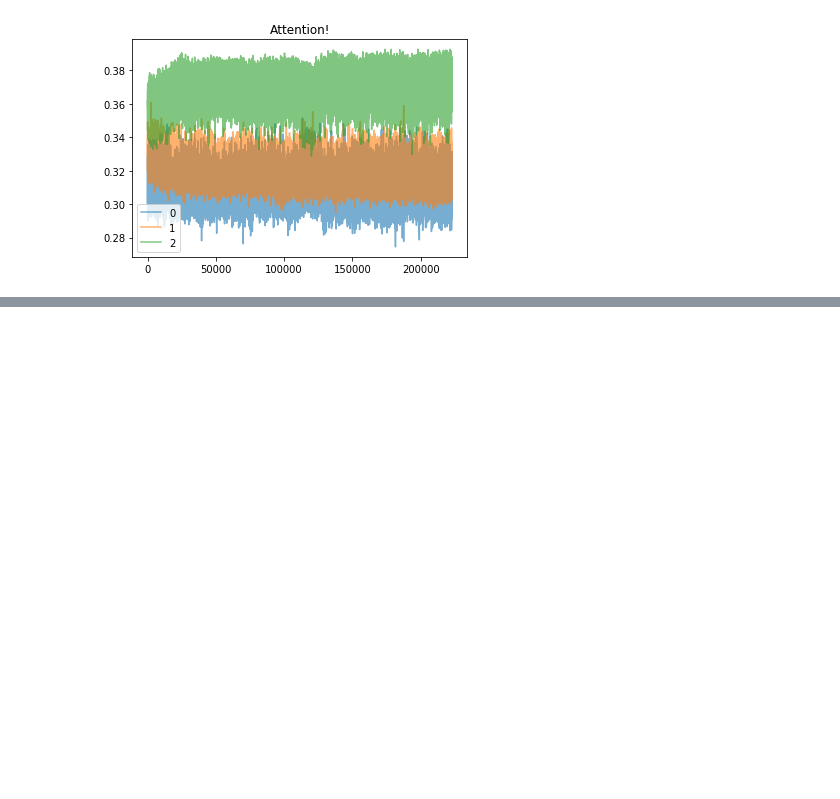
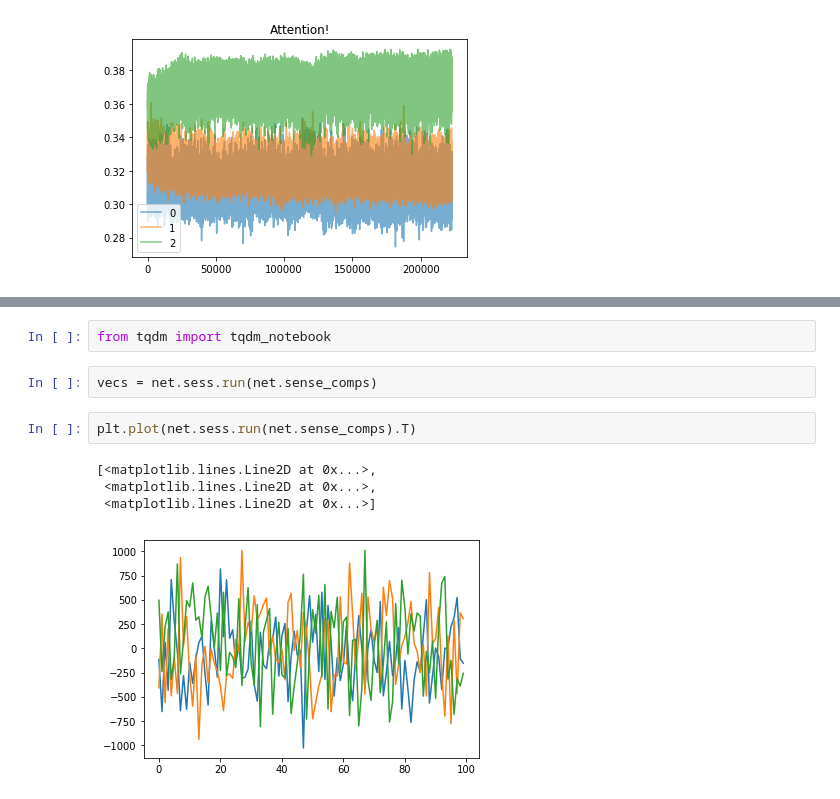
Before and after one commit to fogside/russe_wsi, a Jupyter notebook: notebooks/pyTorchModel_var2.ipynb, the cells around one changed output, grey strips where cells are left out. Drawn from its saved outputs; the diff is of its cells as text; blank space fills up the shorter version.

```diff
--- a/notebooks/pyTorchModel_var2.ipynb
+++ b/notebooks/pyTorchModel_var2.ipynb
@@ -655,0 +787,11 @@ plt.show()
+# %%
+from tqdm import tqdm_notebook
+# %%
+vecs = net.sess.run(net.sense_comps)
+# %%
+plt.plot(net.sess.run(net.sense_comps).T)
+# %% [output]
+[<matplotlib.lines.Line2D at 0x...>,
+ <matplotlib.lines.Line2D at 0x...>,
+ <matplotlib.lines.Line2D at 0x...>]
+[figure, added]
```
Also changed, not shown: parts of 17 cells of this notebook.
